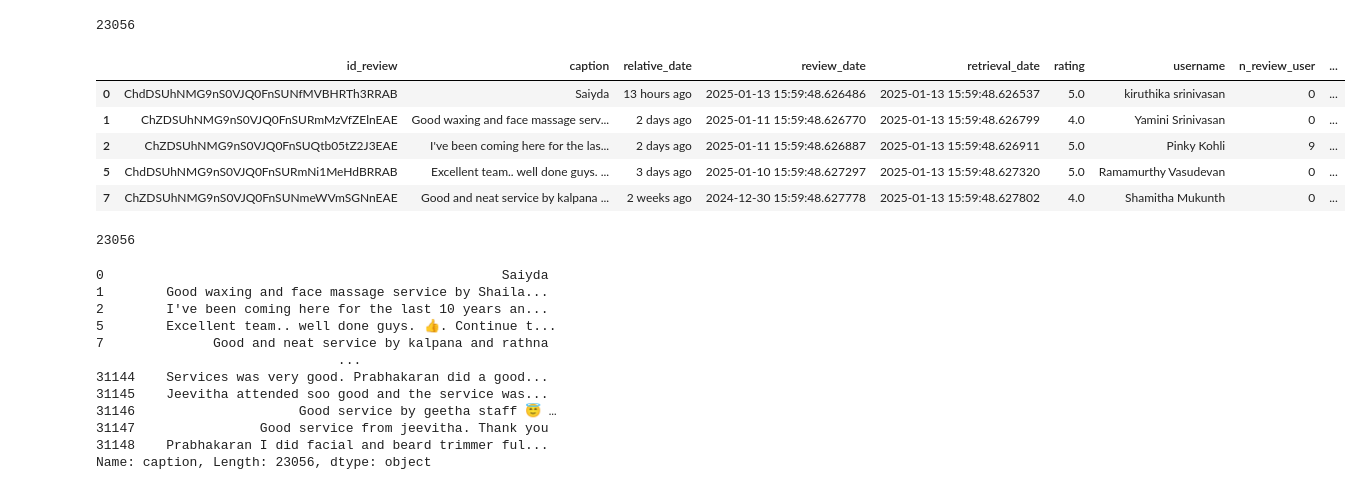
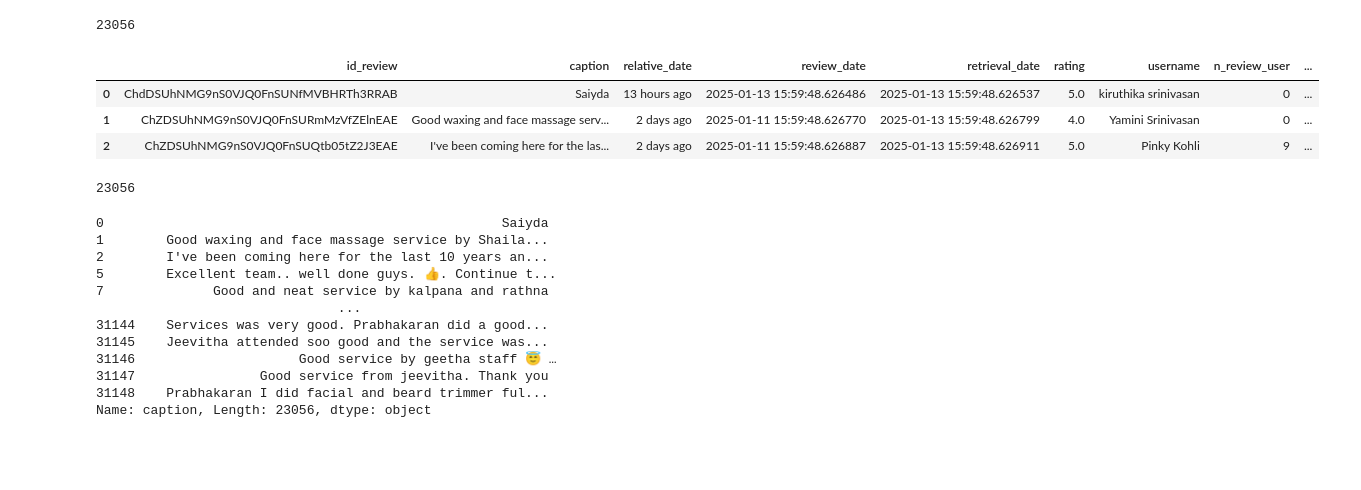
Before and after one commit to madhuqmar/kram-feedbackai, a Jupyter notebook: Step_3_genai_sentiment_analysis.ipynb, the cells around one changed output. Saved outputs shown, nothing was run; the diff lists cells and outputs as text; code cells hidden in the pictures; blank space fills up the shorter version.

```diff
--- a/Step_3_genai_sentiment_analysis.ipynb
+++ b/Step_3_genai_sentiment_analysis.ipynb
@@ -112,14 +70,12 @@ len(df)
 # %% [output]
 23056
 # %%
-df.head()
+df.head(3)
 # %% [output]
 |  | id_review | caption | relative_date | review_date | retrieval_date | rating | username | n_review_user | ... |
 | 0 | ChdDSUhNMG9nS0VJQ0FnSUNfMVBHRTh3RRAB | Saiyda | 13 hours ago | 2025-01-13 15:59:48.626486 | 2025-01-13 15:59:48.626537 | 5.0 | kiruthika srinivasan | 0 | ... |
 | 1 | ChZDSUhNMG9nS0VJQ0FnSURmMzVfZElnEAE | Good waxing and face massage serv... | 2 days ago | 2025-01-11 15:59:48.626770 | 2025-01-13 15:59:48.626799 | 4.0 | Yamini Srinivasan | 0 | ... |
 | 2 | ChZDSUhNMG9nS0VJQ0FnSUQtb05tZ2J3EAE | I've been coming here for the las... | 2 days ago | 2025-01-11 15:59:48.626887 | 2025-01-13 15:59:48.626911 | 5.0 | Pinky Kohli | 9 | ... |
-| 5 | ChdDSUhNMG9nS0VJQ0FnSURmNi1MeHdBRRAB | Excellent team.. well done guys. ... | 3 days ago | 2025-01-10 15:59:48.627297 | 2025-01-13 15:59:48.627320 | 5.0 | Ramamurthy Vasudevan | 0 | ... |
-| 7 | ChZDSUhNMG9nS0VJQ0FnSUNmeWVmSGNnEAE | Good and neat service by kalpana ... | 2 weeks ago | 2024-12-30 15:59:48.627778 | 2025-01-13 15:59:48.627802 | 4.0 | Shamitha Mukunth | 0 | ... |
 # %%
 reviews = df["caption"]
 # %%
```
Also changed, not shown: parts of 16 cells of this notebook, 3 other files.
